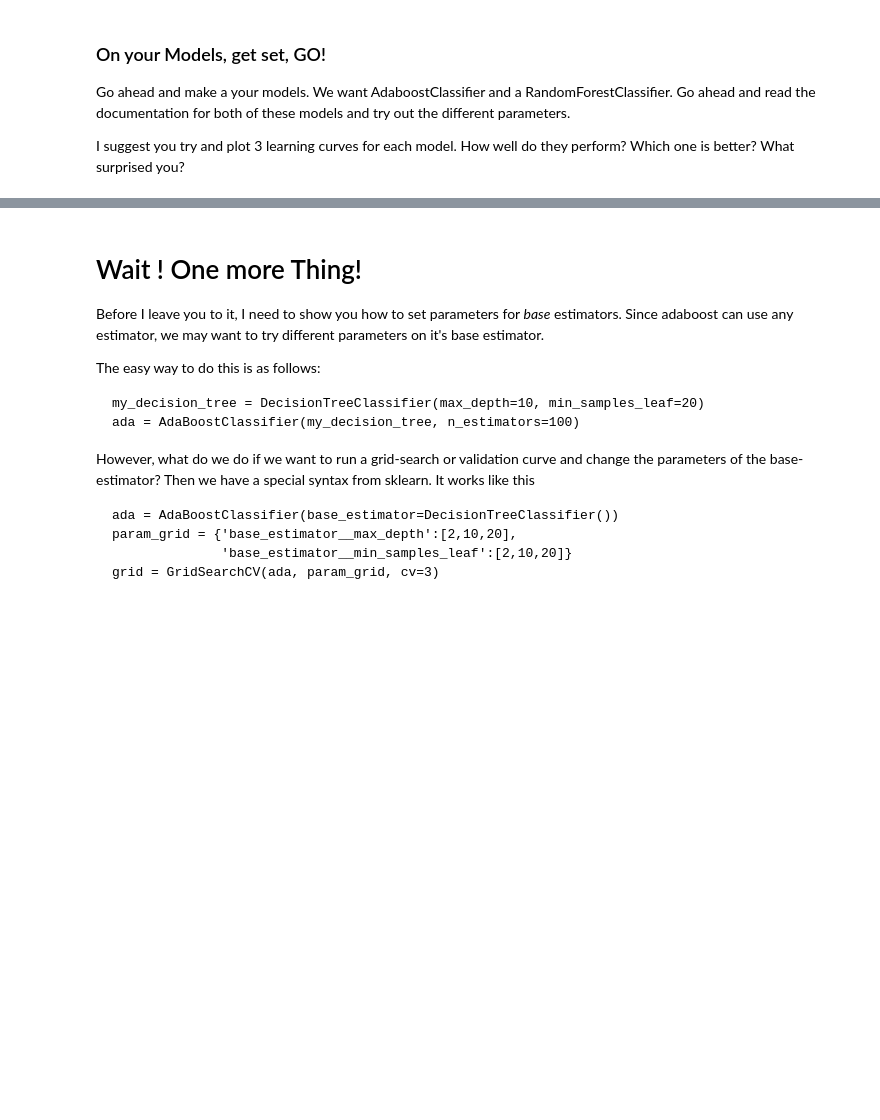
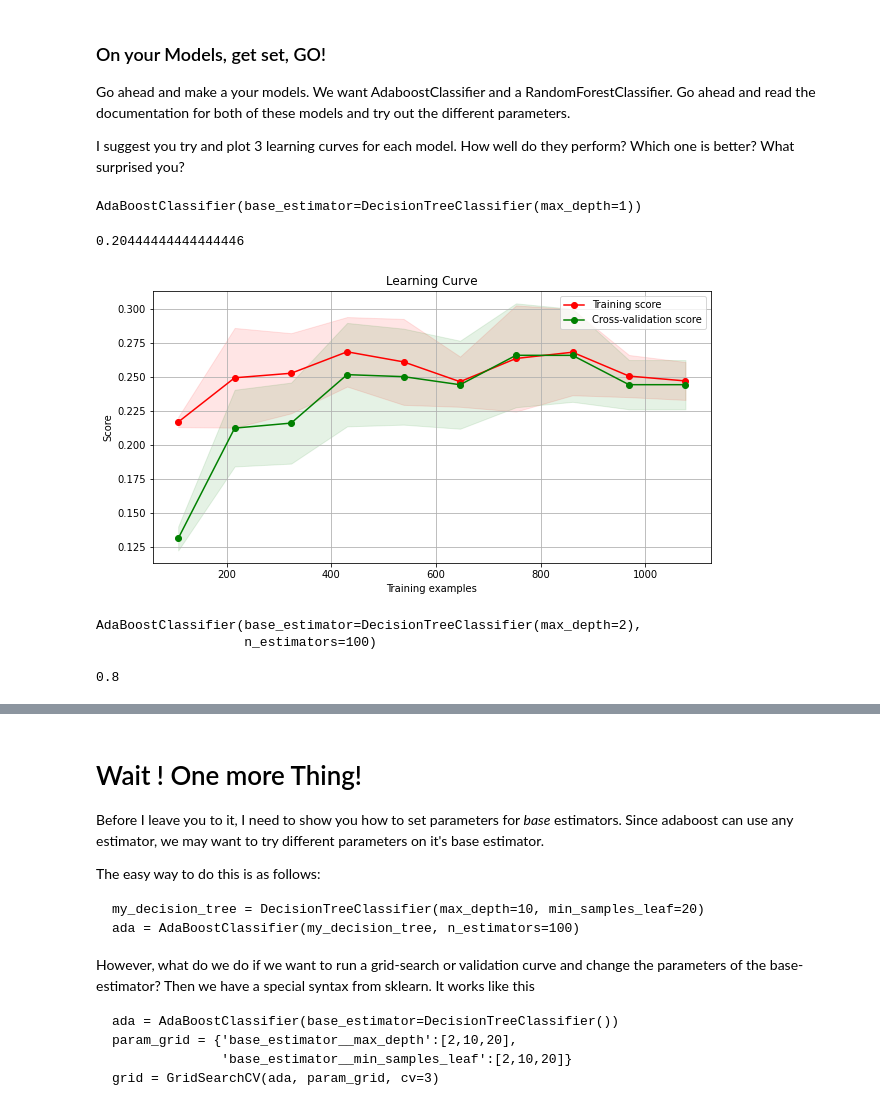
Before and after one commit to alf808/animated-marmalade, a Jupyter notebook: 8_ensemble_methods.ipynb, the cells around one changed output, grey strips where cells are left out. Saved outputs shown, nothing was run; the diff lists cells and outputs as text; code cells hidden in the pictures; blank space fills up the shorter version.

Commit message:
added learning curves to non-grid clf

```diff
--- a/8_ensemble_methods.ipynb
+++ b/8_ensemble_methods.ipynb
@@ -153,6 +135,8 @@ plt.xlabel('number')
 plt.ylabel('count');
 # %% [output]
 [figure]
+# %%
+X_train, X_test, y_train, y_test = train_test_split(X, y, test_size=.25)
 # %% [markdown]
 ### On your Models, get set, GO!
 
@@ -160,3 +144,17 @@ Go ahead and make a your models.  We want AdaboostClassifier and a RandomForestC
 Go ahead and read the documentation for both of these models and try out the different parameters.
 
 I suggest you try and plot 3 learning curves for each model.  How well do they perform? Which one is better? What surprised you?
+# %%
+abc = AdaBoostClassifier(base_estimator=DecisionTreeClassifier(max_depth=1))
+# %%
+abc.fit(X_train, y_train)
+# %% [output]
+AdaBoostClassifier(base_estimator=DecisionTreeClassifier(max_depth=1))
+# %%
+abc.score(X_test, y_test)
+# %% [output]
+0.20444444444444446
+# %%
+fig = plot_learning_curve(abc, X_train, y_train, train_sizes=np.linspace(.1,1.0,10))
+# %% [output]
+[figure, added]
@@ -162,0 +163,9 @@ I suggest you try and plot 3 learning curves for each model.  How well do they p
+# %%
+abc2.fit(X_train, y_train)
+# %% [output]
+AdaBoostClassifier(base_estimator=DecisionTreeClassifier(max_depth=2),
+                   n_estimators=100)
+# %%
+abc2.score(X_test, y_test)
+# %% [output]
+0.8
```
Also changed, not shown: parts of 20 cells of this notebook.
